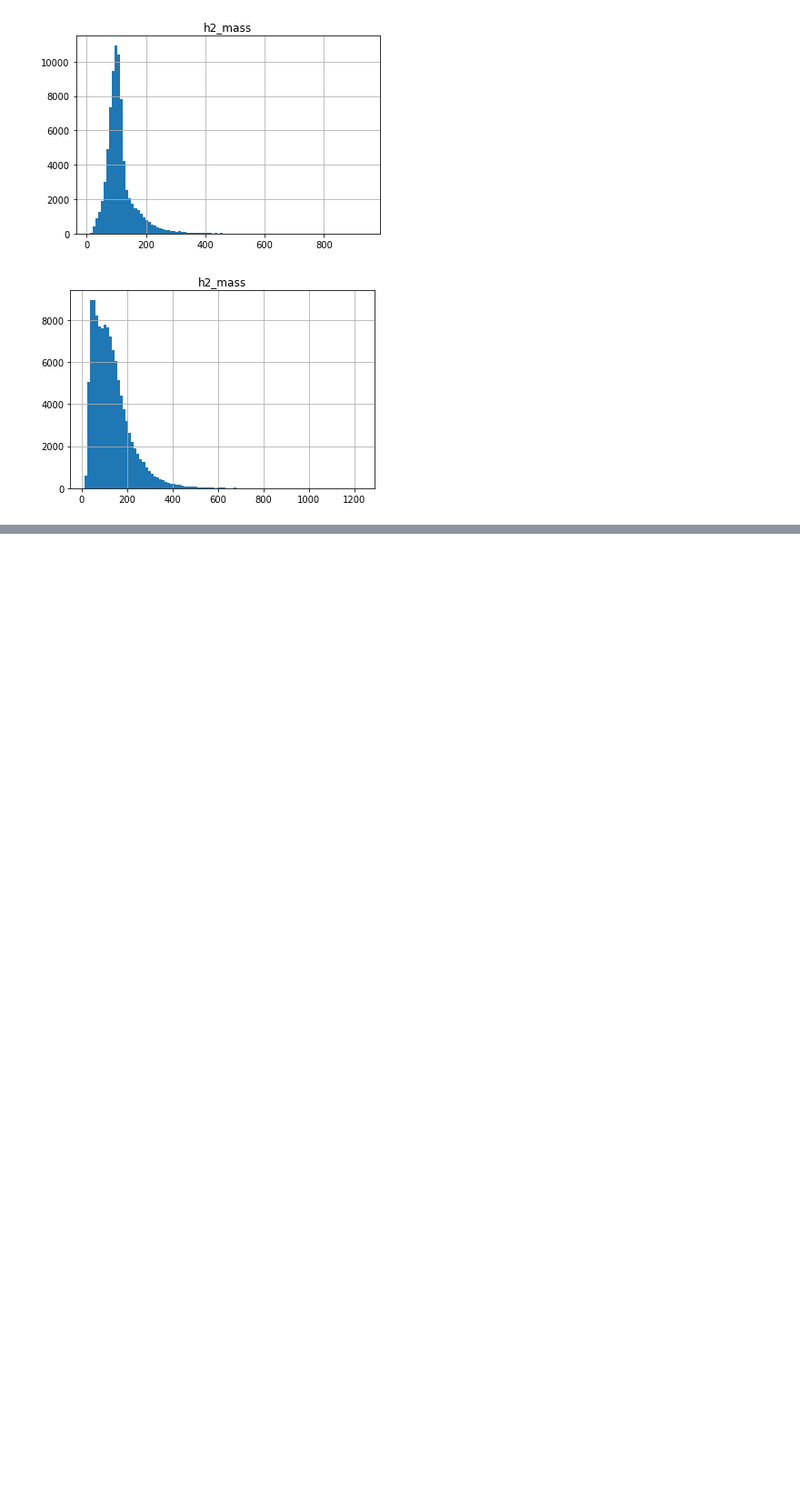
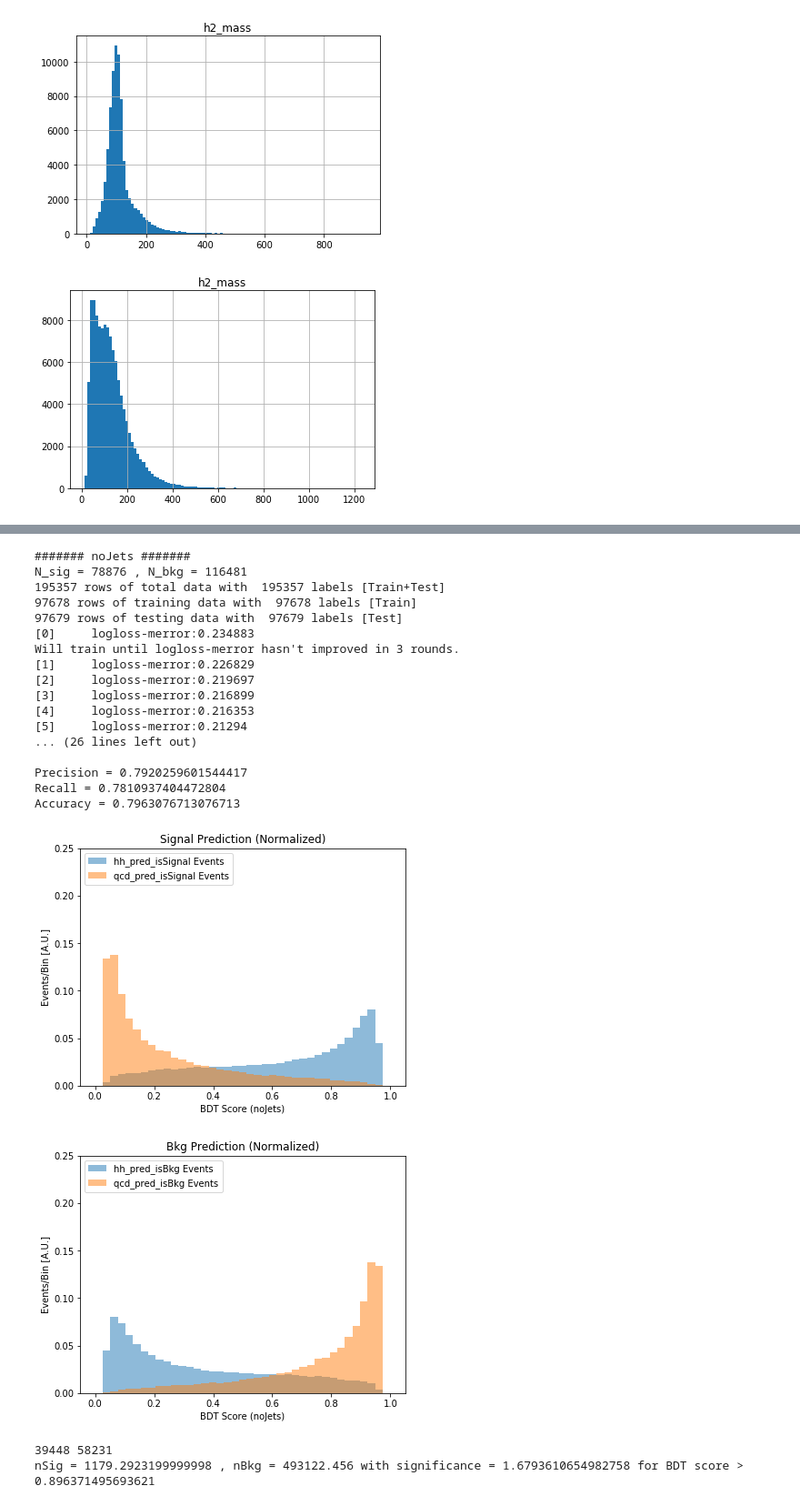
Before and after one commit to neu-physics/dihiggsMLProject, a Jupyter notebook: BoostedDecisionTree/xgboost_sandbox.ipynb, the cells around one changed output, grey strips where cells are left out. Shown at 91% size. Saved outputs shown, nothing was run; the diff lists cells and outputs as text; code cells hidden in the pictures; blank space fills up the shorter version.

```diff
--- a/BoostedDecisionTree/xgboost_sandbox.ipynb
+++ b/BoostedDecisionTree/xgboost_sandbox.ipynb
@@ -360,0 +366,25 @@ variables_noJets
+# %%
+testingFraction = 0.5
+model_noJets_frac50 = makeDatasetsAndTrainModel( 'noJets', variables_noJets, testingFraction, hh_raw.copy(), qcd_raw.copy(), _makePlots=True )
+# %% [output]
+####### noJets #######
+N_sig = 78876 , N_bkg = 116481
+195357 rows of total data with  195357 labels [Train+Test]
+97678 rows of training data with  97678 labels [Train]
+97679 rows of testing data with  97679 labels [Test]
+[0]     logloss-merror:0.234883
+Will train until logloss-merror hasn't improved in 3 rounds.
+[1]     logloss-merror:0.226829
+[2]     logloss-merror:0.219697
+[3]     logloss-merror:0.216899
+[4]     logloss-merror:0.216353
+[5]     logloss-merror:0.21294
+... (26 lines left out)
+
+Precision = 0.7920259601544417
+Recall = 0.7810937404472804
+Accuracy = 0.7963076713076713
+[figure, added]
+[figure, added]
+39448 58231
+nSig = 1179.2923199999998 , nBkg = 493122.456 with significance = 1.6793610654982758 for BDT score > 0.896371495693621
```
Also changed, not shown: parts of 20 cells of this notebook, 5 other files.
